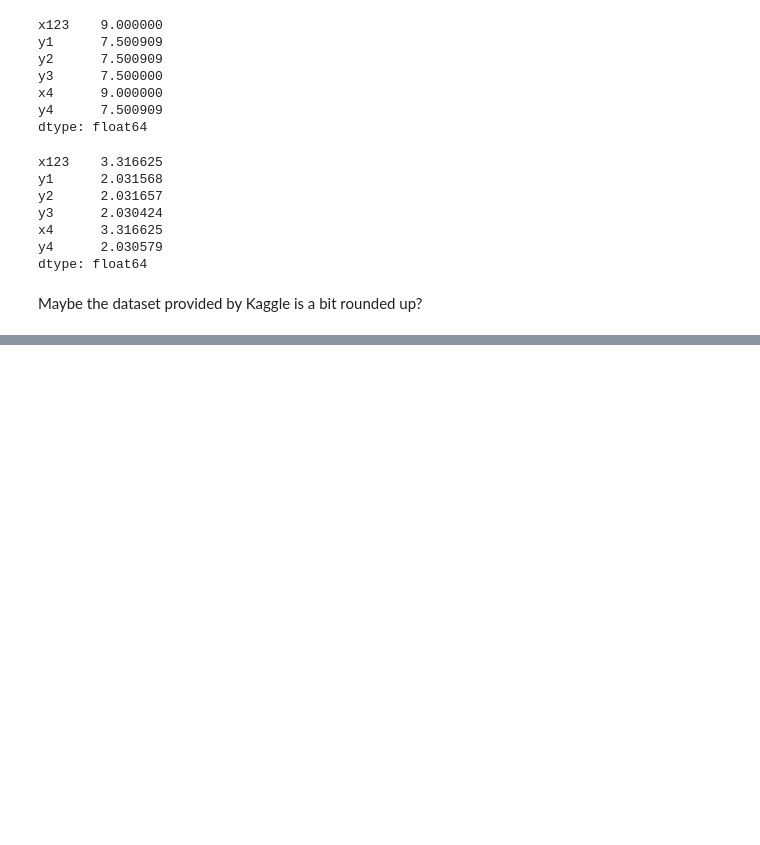
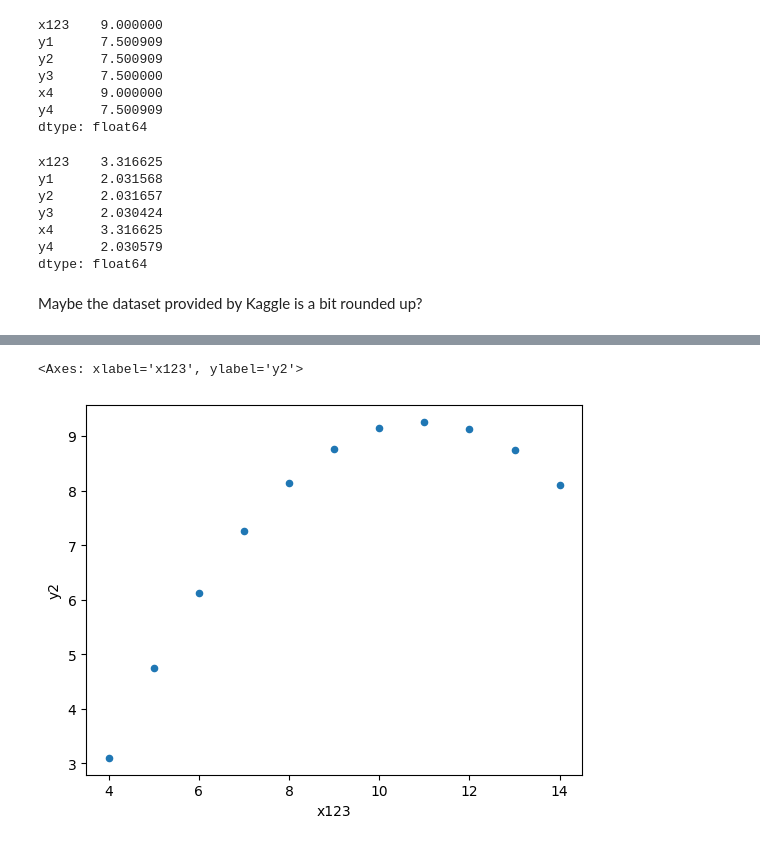
Before and after one commit to stelios-c/stat_inf_public, a Jupyter notebook: anscombe/anscombe.ipynb, the cells around one changed output, grey strips where cells are left out. Cells and saved outputs as stored; diff of their text form; code cells hidden in the pictures; blank space fills up the shorter version.

```diff
--- a/anscombe/anscombe.ipynb
+++ b/anscombe/anscombe.ipynb
@@ -47,3 +52,8 @@ pd.plotting.bootstrap_plot(Anscombe_quartet_data.y1,size=7,samples=50)
+# %%
+Anscombe_quartet_data.plot(kind='scatter',y='y2',x='x123')
+# %% [output]
+<Axes: xlabel='x123', ylabel='y2'>
+[figure, added]
 # %%
 pd.plotting.bootstrap_plot(Anscombe_quartet_data.y2,size=7,samples=50)
 # %% [output]
```
Also changed, not shown: parts of 8 cells of this notebook.
